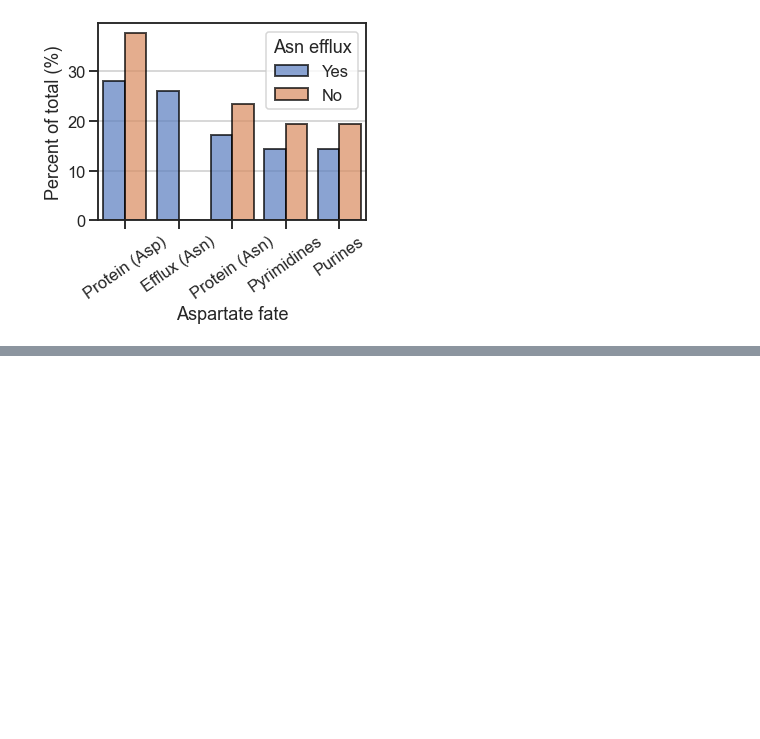
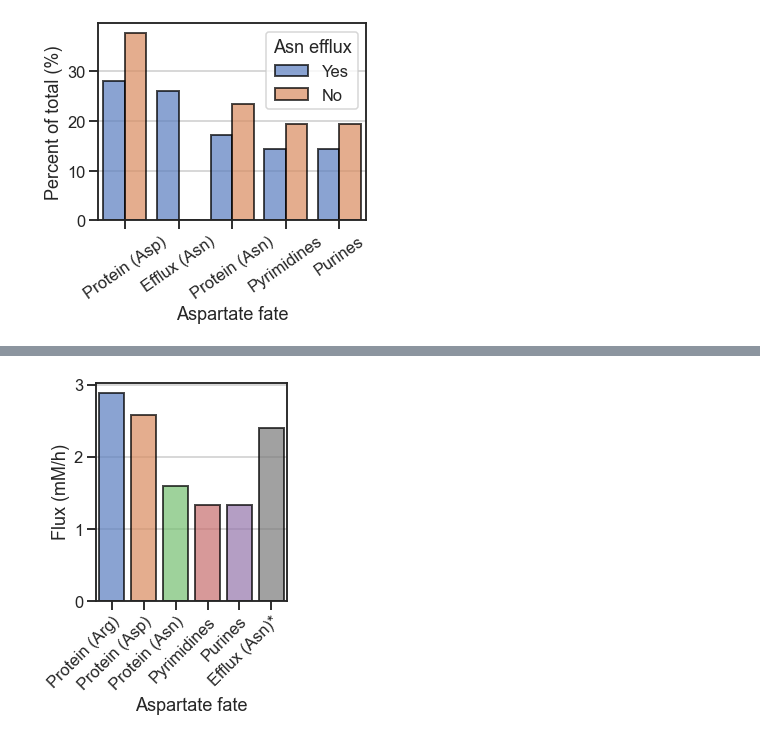
Before and after one commit to krdav/lab-work, a Jupyter notebook: H1299_143B_prot-nucl-quant/asp_fate_plotting.ipynb, the cells around one changed output, grey strips where cells are left out. Cells and saved outputs as stored; diff of their text form; code cells hidden in the pictures; blank space fills up the shorter version.

Commit message:
add arg flux

```diff
--- a/H1299_143B_prot-nucl-quant/asp_fate_plotting.ipynb
+++ b/H1299_143B_prot-nucl-quant/asp_fate_plotting.ipynb
@@ -52,3 +52,6 @@ fig.tight_layout()
 fig.savefig('asp_fate.pdf')
 # %% [output]
 [figure]
+# %%
+plot_df = pd.read_excel('asp_fate2_plotting.xlsx')
+plot_df
@@ -54,0 +66,17 @@ fig.savefig('asp_fate.pdf')
+# %%
+fig, ax1 = plt.subplots(1, 1, figsize=(4, 5.2))
+
+#g1 = sns.barplot(ax=ax1, x="Fate", y="Flux", hue="Asn efflux", data=plot_df, capsize=.1, errwidth=2, edgecolor='black', linewidth=2, alpha=0.7)
+pal = list(sns.color_palette())
+pal[5] = pal[7]
+g1 = sns.barplot(ax=ax1, x="Fate", y="Flux", data=plot_df, capsize=.1, errwidth=2, edgecolor='black', linewidth=2, alpha=0.7, palette=pal)
+
+g1.grid(True, axis='y')
+g1.set_ylabel('Flux (mM/h)');
+g1.set_xlabel('Aspartate fate');
+g1.set_xticklabels(g1.get_xticklabels(), rotation=45, ha='right', rotation_mode='anchor');
+
+fig.tight_layout()
+fig.savefig('asp_fate2.pdf')
+# %% [output]
+[figure, added]
```
Also changed, not shown: parts of 1 cell of this notebook, 4 other files.
